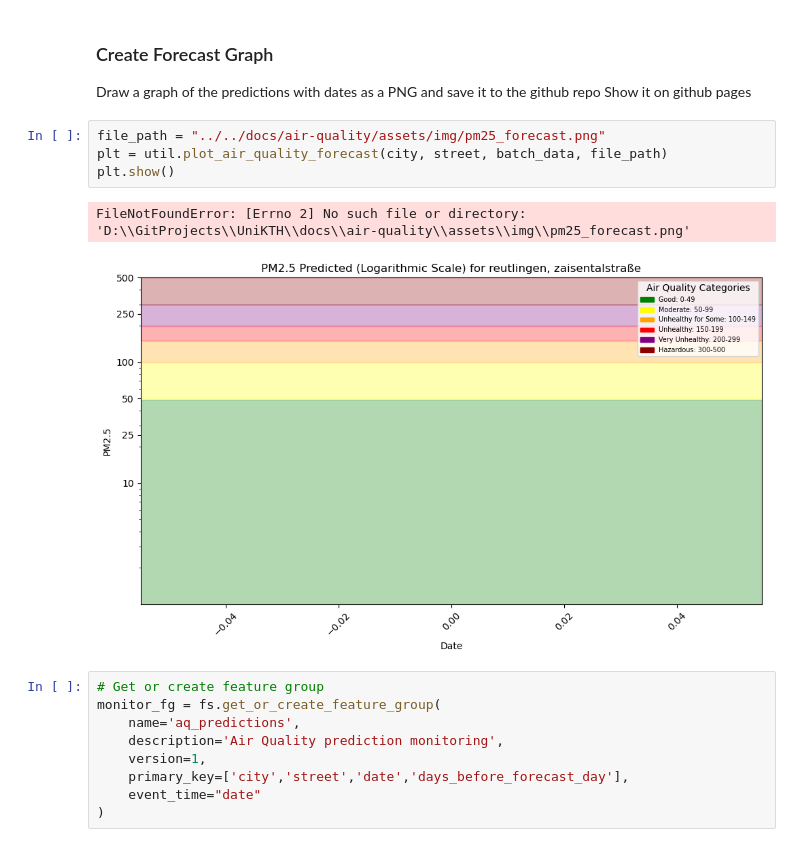
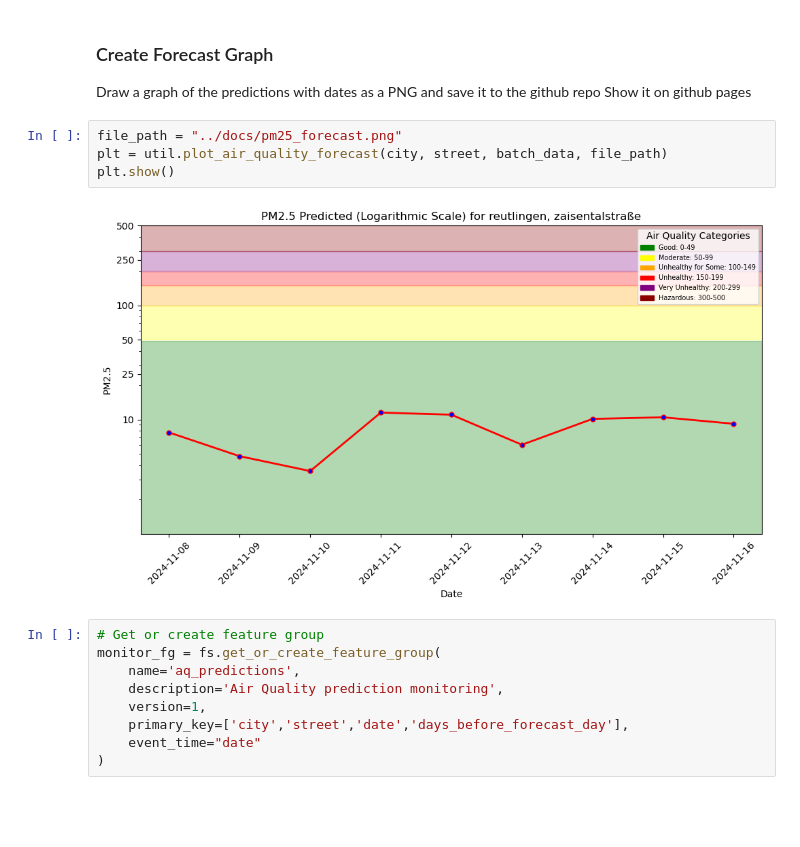
Before and after one commit to Arraying/Reutlingen, a Jupyter notebook: notebooks/4_air_quality_batch_inference.ipynb, the cells around one changed output. Saved outputs shown, nothing was run; the diff lists cells and outputs as text; blank space fills up the shorter version.

Commit message:
Fix paths in 4th notebook

```diff
--- a/notebooks/4_air_quality_batch_inference.ipynb
+++ b/notebooks/4_air_quality_batch_inference.ipynb
@@ -161,12 +177,11 @@ memory usage: 132.0+ bytes
 Draw a graph of the predictions with dates as a PNG and save it to the github repo
 Show it on github pages
 # %%
-file_path = "../../docs/air-quality/assets/img/pm25_forecast.png"
+file_path = "../docs/pm25_forecast.png"
 plt = util.plot_air_quality_forecast(city, street, batch_data, file_path)
 plt.show()
 # %% [output]
-FileNotFoundError: [Errno 2] No such file or directory: 'D:\\GitProjects\\UniKTH\\docs\\air-quality\\assets\\img\\pm25_forecast.png'
-[figure, old version]
+[figure, new version]
 # %%
 # Get or create feature group
 monitor_fg = fs.get_or_create_feature_group(
```
Also changed, not shown: parts of 12 cells of this notebook, 5 other files.
